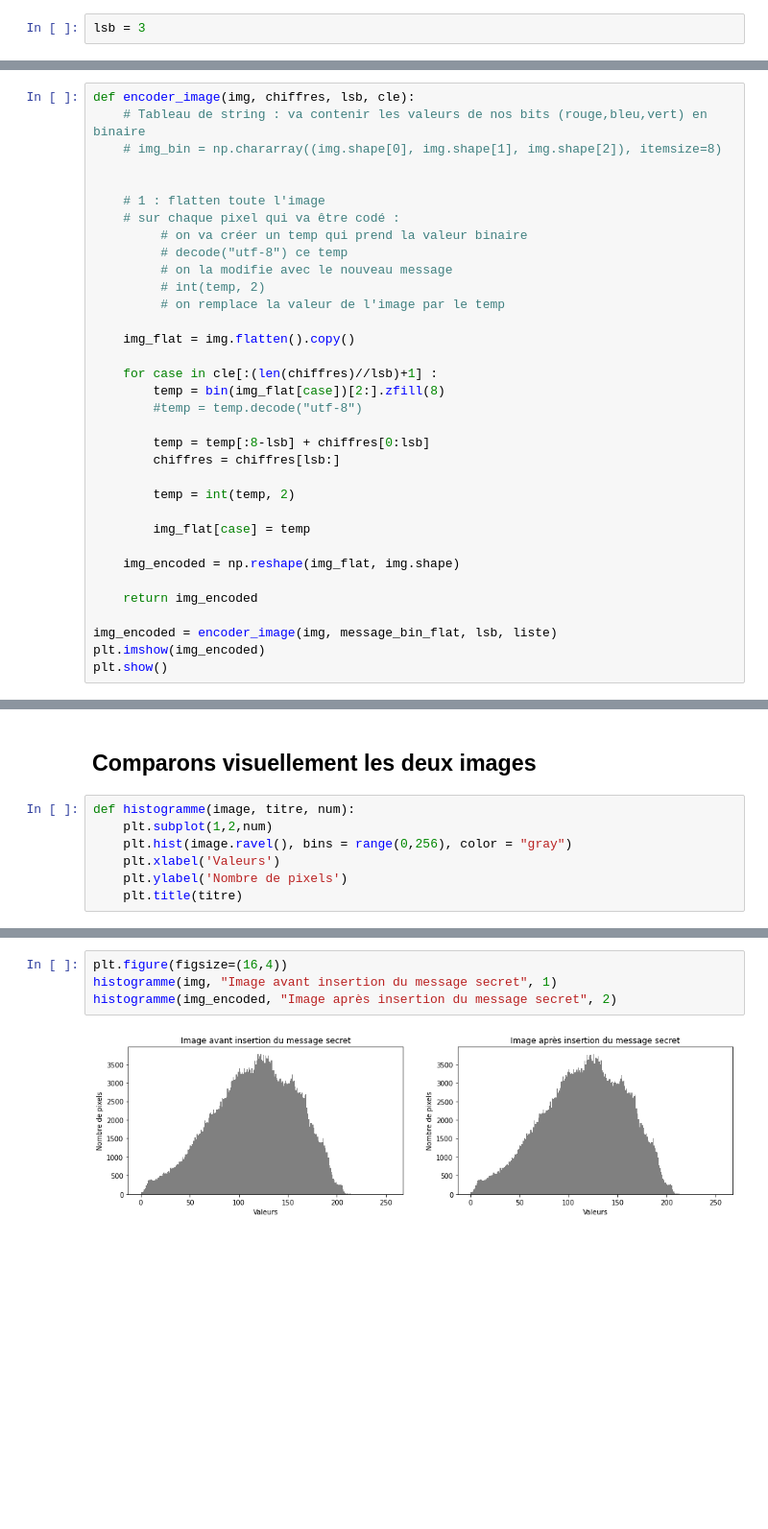
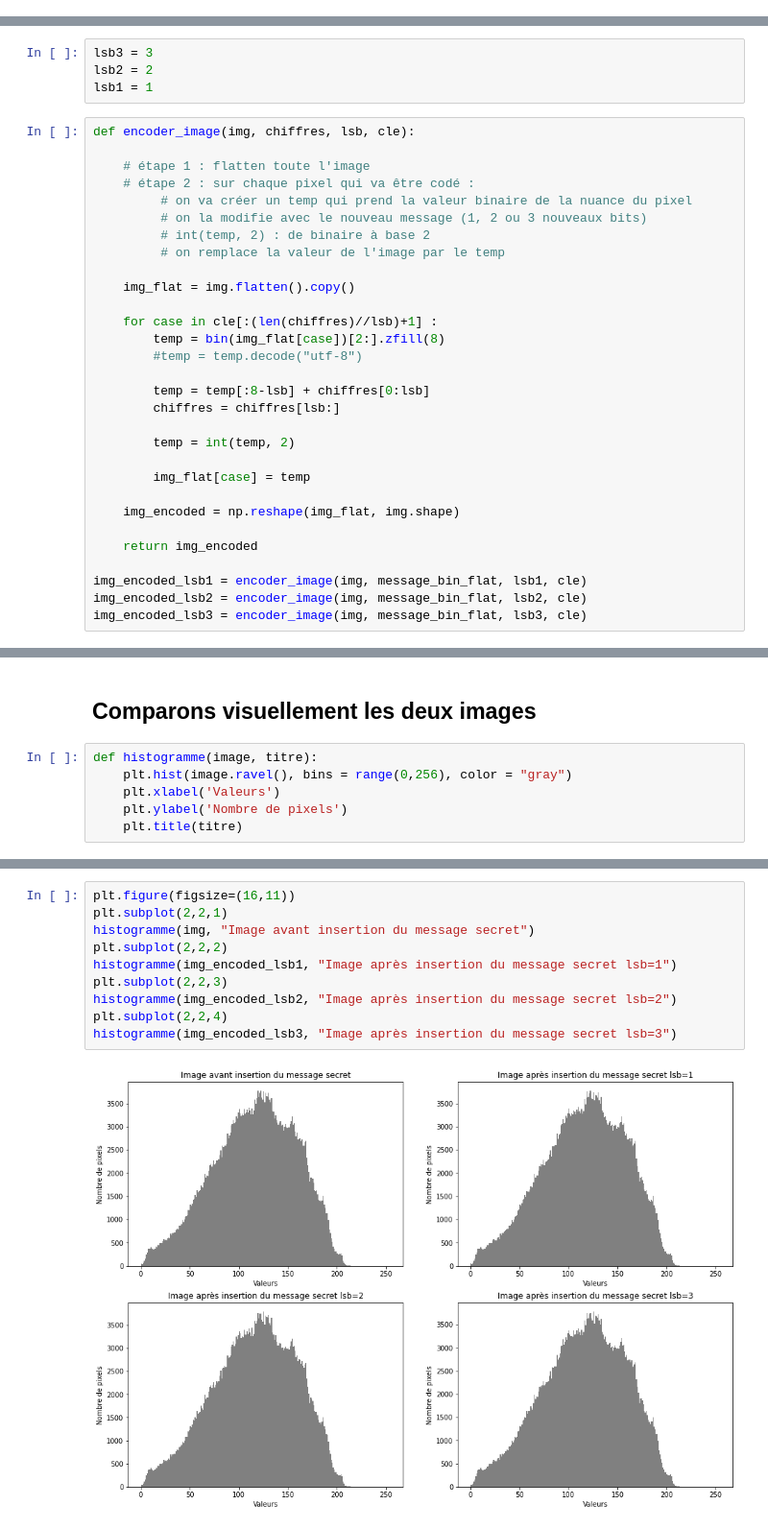
Before and after one commit to lisacsn/Steganographie, a Jupyter notebook: Stegano.ipynb, the cells around one changed output, grey strips where cells are left out. Shown: that part at 96% size. Cells and saved outputs as stored; diff of their text form; blank space fills up the shorter version.

```diff
--- a/Stegano.ipynb
+++ b/Stegano.ipynb
@@ -84,2 +93,0 @@ max(liste)
-# %%
-lsb = 3
@@ -86,15 +98,15 @@ lsb = 3
+# %%
+lsb3 = 3
+lsb2 = 2
+lsb1 = 1
 # %%
 def encoder_image(img, chiffres, lsb, cle):
-    # Tableau de string : va contenir les valeurs de nos bits (rouge,bleu,vert) en binaire
-    # img_bin = np.chararray((img.shape[0], img.shape[1], img.shape[2]), itemsize=8)
 
-
-    # 1 : flatten toute l'image
-    # sur chaque pixel qui va être codé :
-         # on va créer un temp qui prend la valeur binaire
-         # decode("utf-8") ce temp
-         # on la modifie avec le nouveau message
-         # int(temp, 2)
+    # étape 1 : flatten toute l'image
+    # étape 2 : sur chaque pixel qui va être codé :
+         # on va créer un temp qui prend la valeur binaire de la nuance du pixel
+         # on la modifie avec le nouveau message (1, 2 ou 3 nouveaux bits)
+         # int(temp, 2) : de binaire à base 2
          # on remplace la valeur de l'image par le temp
 
     img_flat = img.flatten().copy()
@@ -114,6 +126,6 @@ def encoder_image(img, chiffres, lsb, cle):
 
     return img_encoded
 
-img_encoded = encoder_image(img, message_bin_flat, lsb, liste)
-plt.imshow(img_encoded)
-plt.show()
+img_encoded_lsb1 = encoder_image(img, message_bin_flat, lsb1, cle)
+img_encoded_lsb2 = encoder_image(img, message_bin_flat, lsb2, cle)
+img_encoded_lsb3 = encoder_image(img, message_bin_flat, lsb3, cle)
@@ -178,8 +214,7 @@ L'emploi du cannabis pour un usage thérapeutique suscite toujours bien des pol
 # %% [markdown]
 ## Comparons visuellement les deux images
 # %%
-def histogramme(image, titre, num):
-    plt.subplot(1,2,num)
+def histogramme(image, titre):
     plt.hist(image.ravel(), bins = range(0,256), color = "gray")
     plt.xlabel('Valeurs')
     plt.ylabel('Nombre de pixels')
@@ -196,6 +239,12 @@ plt.show()
 # %%
-plt.figure(figsize=(16,4))
-histogramme(img, "Image avant insertion du message secret", 1)
-histogramme(img_encoded, "Image après insertion du message secret", 2)
+plt.figure(figsize=(16,11))
+plt.subplot(2,2,1)
+histogramme(img, "Image avant insertion du message secret")
+plt.subplot(2,2,2)
+histogramme(img_encoded_lsb1, "Image après insertion du message secret lsb=1")
+plt.subplot(2,2,3)
+histogramme(img_encoded_lsb2, "Image après insertion du message secret lsb=2")
+plt.subplot(2,2,4)
+histogramme(img_encoded_lsb3, "Image après insertion du message secret lsb=3")
 # %% [output]
-[figure, old version]
+[figure, new version]
```
Also changed, not shown: parts of 24 cells of this notebook.
